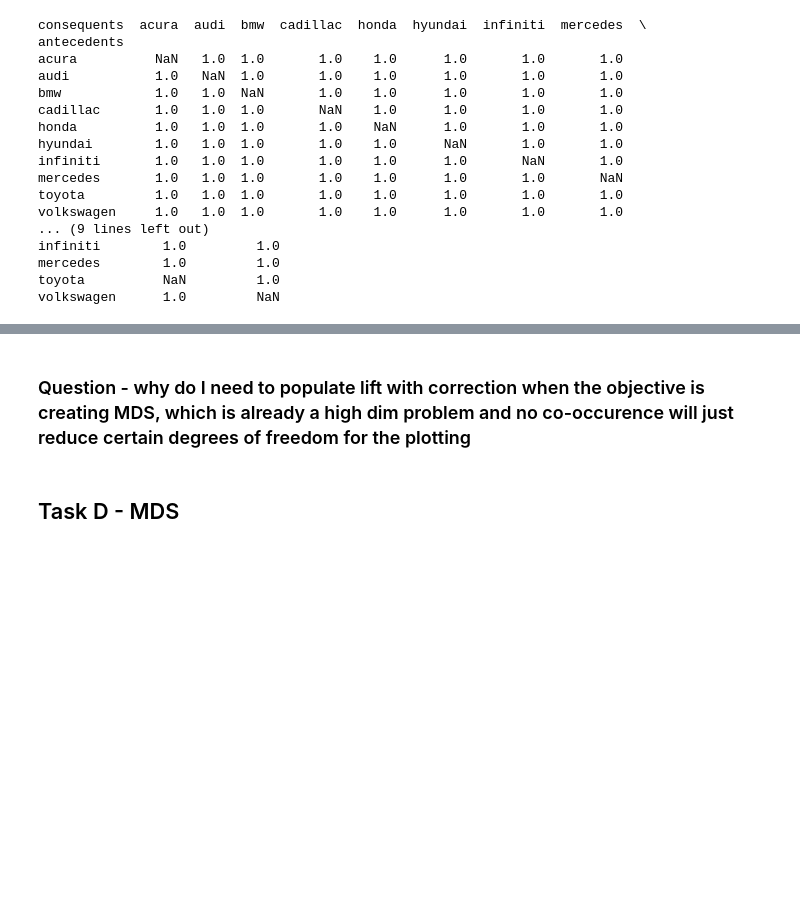
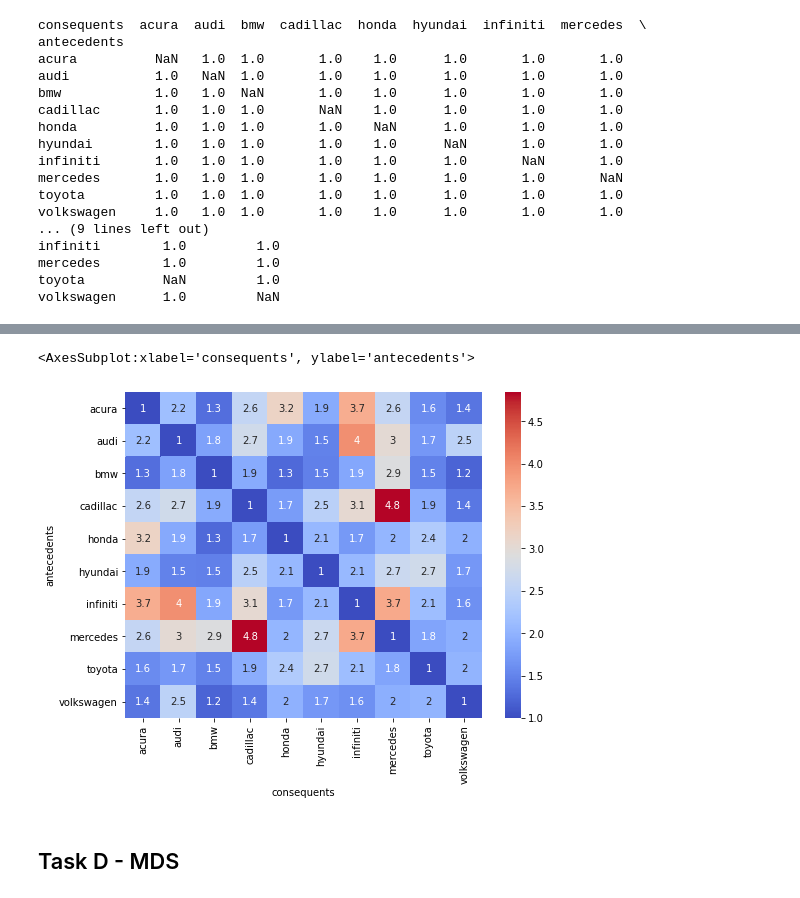
Before and after one commit to vicgpt/Unstructured-Data-Analytics, a Jupyter notebook: Assignment 1 - Car Brands/Car-Brand-Text-Analytics-vishal.ipynb, the cells around one changed output, grey strips where cells are left out. Saved outputs shown, nothing was run; the diff lists cells and outputs as text; code cells hidden in the pictures; blank space fills up the shorter version.

```diff
--- a/Assignment 1 - Car Brands/Car-Brand-Text-Analytics-vishal.ipynb
+++ b/Assignment 1 - Car Brands/Car-Brand-Text-Analytics-vishal.ipynb
@@ -436,5 +451,8 @@ for i in range(len(lift_pivot)):
 
 # filling non occuring words lifts with 0.5 for MDS
 lift_pivot.fillna(0.5, inplace=True)
-lift_pivot
+
+# heatmap for brand-brand occurences
+plt.figure(figsize=(8,6))
+sns.heatmap(lift_pivot, annot=True, cmap='coolwarm')
 # %% [output]
@@ -453,3 +459,5 @@ lift_pivot
+<AxesSubplot:xlabel='consequents', ylabel='antecedents'>
+[figure, added]
 # %%
 # COMMENTING OUT - GETTING SAME RESULTS FROM LIBRARY AS WELL
 # lift calculation via dot product
@@ -471,8 +479,6 @@ lift_pivot
 
 # lift_matrix.replace(0, 0.5, inplace=True)
 # lift_matrix
-# %% [markdown]
-### Question - why do I need to populate lift with correction when the objective is creating MDS, which is already a high dim problem and no co-occurence will just reduce certain degrees of freedom for the plotting
 # %% [markdown]
 ## Task D - MDS
 # %%
```
Also changed, not shown: parts of 8 cells of this notebook.
